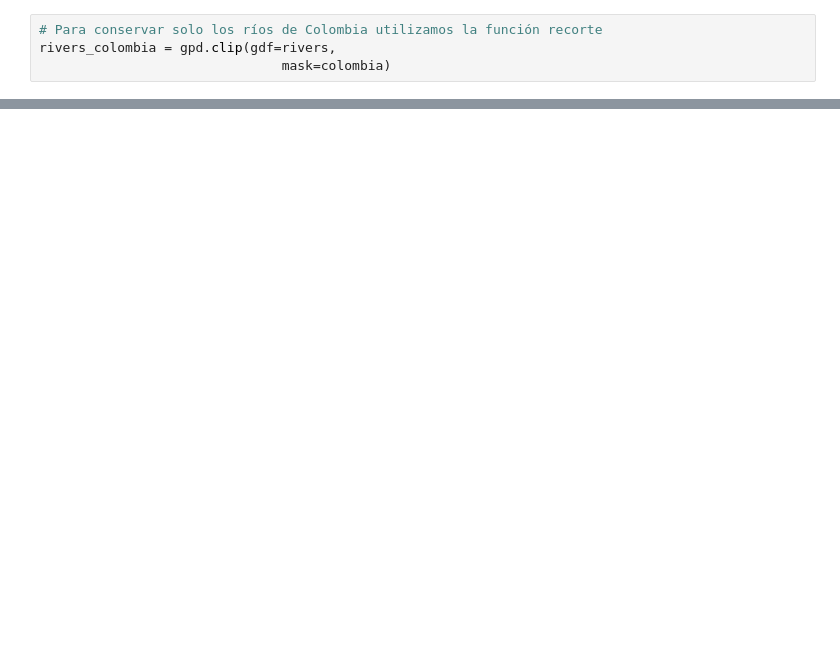
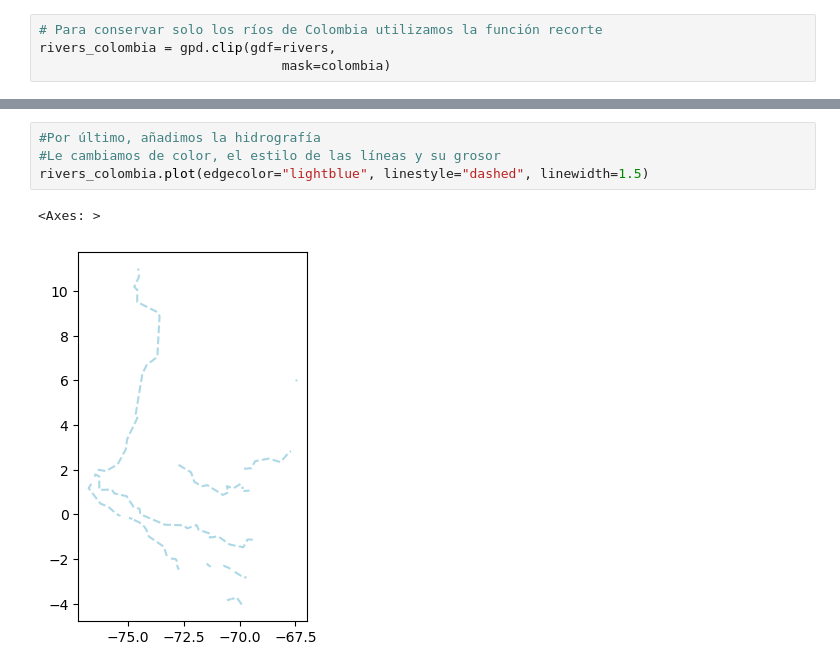
Before and after one commit to ZairaYacsavilca/simpleplot, a Jupyter notebook: Untitled.ipynb, the cells around one changed output, grey strips where cells are left out. Saved outputs shown, nothing was run; the diff lists cells and outputs as text; blank space fills up the shorter version.

```diff
--- a/Untitled.ipynb
+++ b/Untitled.ipynb
@@ -41,0 +83,7 @@ rivers_colombia.head()
+# %%
+#Por último, añadimos la hidrografía
+#Le cambiamos de color, el estilo de las líneas y su grosor
+rivers_colombia.plot(edgecolor="lightblue", linestyle="dashed", linewidth=1.5)
+# %% [output]
+<Axes: >
+[figure, added]
```
Also changed, not shown: parts of 16 cells of this notebook.
